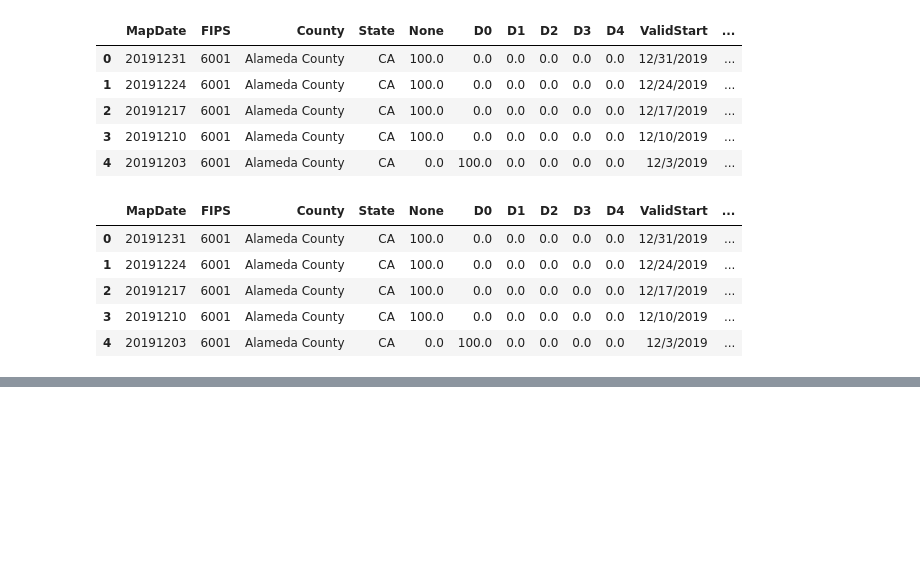
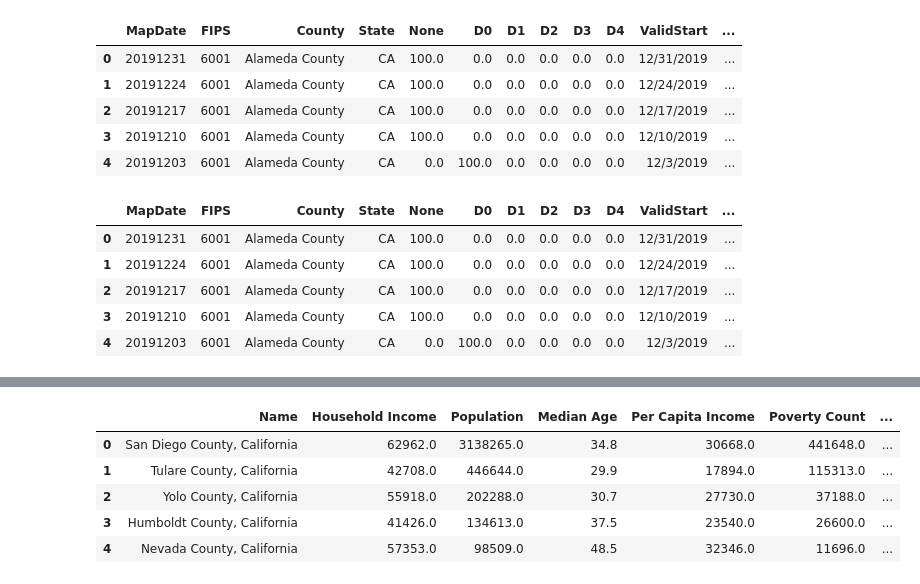
Before and after one commit to KeSavanh/Project_1, a Jupyter notebook: drought.ipynb, the cells around one changed output, grey strips where cells are left out. Cells and saved outputs as stored; diff of their text form; code cells hidden in the pictures; blank space fills up the shorter version.

```diff
--- a/drought.ipynb
+++ b/drought.ipynb
@@ -4 +250,40 @@ import pandas as pd
+# %%
+c = Census(api_key, year=2019)
+
+# Run Census Search to retrieve data on all states
+census_data = c.acs5.get(("NAME", "B19013_001E", "B01003_001E", "B01002_001E",
+                          "B19301_001E",
+                          "B17001_002E",
+                          "B23025_005E"), {'for':'county:*','in':'state:06'})
+
+# Convert to DataFrame
+census_pd = pd.DataFrame(census_data)
+
+# Column Reordering
+census_pd = census_pd.rename(columns={"B01003_001E": "Population",
+                                      "B01002_001E": "Median Age",
+                                      "B19013_001E": "Household Income",
+                                      "B19301_001E": "Per Capita Income",
+                                      "B17001_002E": "Poverty Count",
+                                      "B23025_005E": "Unemployment Count",
+                                      "NAME": "Name", "state": "State"})
+
+#Split NAME column to separate county and state
+census = census_pd["Name"].astype(str)
+census = census.str.split(pat=",")
+data = census.tolist()
+county_state = ["County name", "State",]
+census = pd.DataFrame(data, columns = county_state)
+
+census_pd['County'] = census['County name']
+
+# Add in Poverty Rate (Poverty Count / Population)
+census_pd["Poverty Rate"] = 100 * \
+    census_pd["Poverty Count"].astype(
+        int) / census_pd["Population"].astype(int)
+
+#Add year column
+
+census_pd['Year'] = '2019'
+census_2019 = census_pd
 # %%
@@ -74,0 +355,11 @@ Name: D4, Length: 464, dtype: float64
+# %%
+#Concatenate census data from 2013-2019
+census_data = pd.concat([census_2013,census_2014, census_2015,census_2016,census_2017,census_2018,census_2019], axis=0)
+census_data.head()
+# %% [output]
+|  | Name | Household Income | Population | Median Age | Per Capita Income | Poverty Count | ... |
+| 0 | San Diego County, California | 62962.0 | 3138265.0 | 34.8 | 30668.0 | 441648.0 | ... |
+| 1 | Tulare County, California | 42708.0 | 446644.0 | 29.9 | 17894.0 | 115313.0 | ... |
+| 2 | Yolo County, California | 55918.0 | 202288.0 | 30.7 | 27730.0 | 37188.0 | ... |
+| 3 | Humboldt County, California | 41426.0 | 134613.0 | 37.5 | 23540.0 | 26600.0 | ... |
+| 4 | Nevada County, California | 57353.0 | 98509.0 | 48.5 | 32346.0 | 11696.0 | ... |
```
Also changed, not shown: parts of 13 cells of this notebook, 2 other files.
